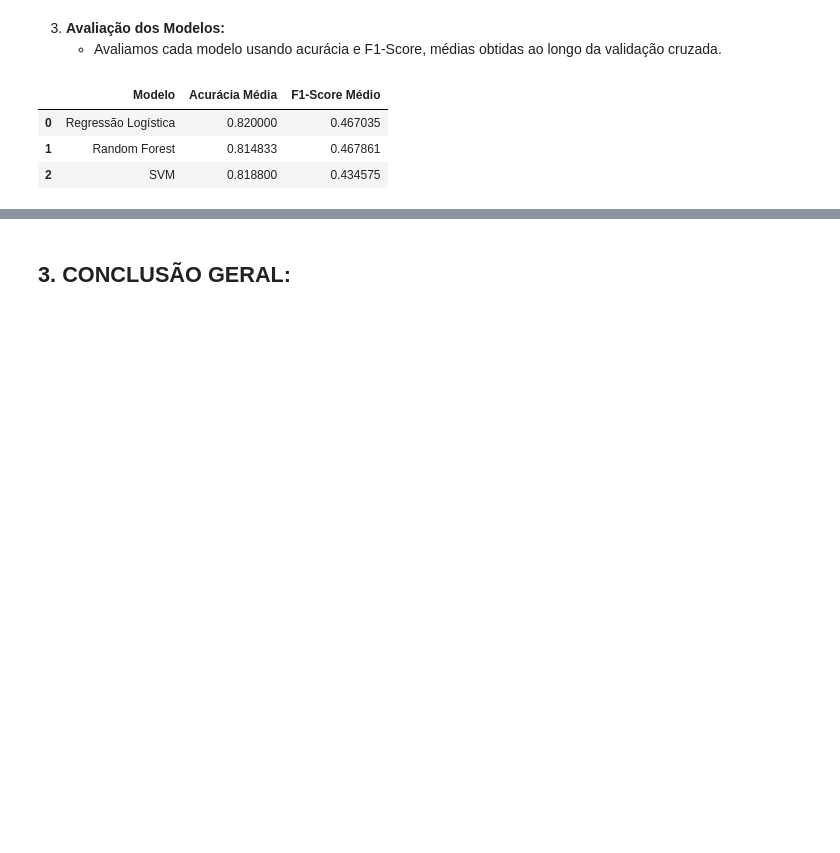
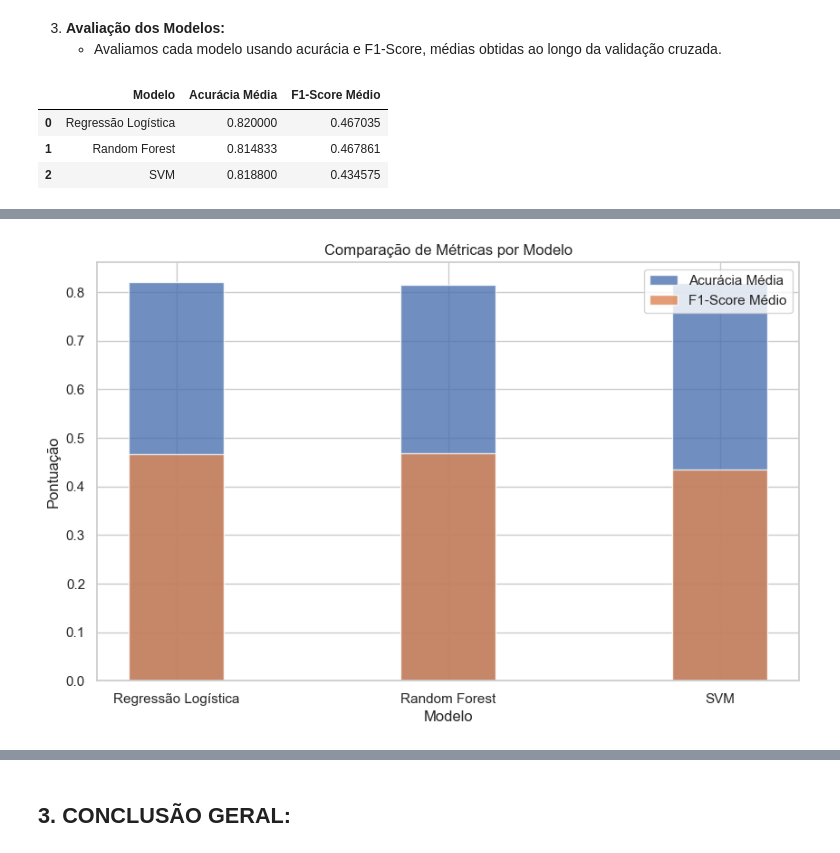
Before and after one commit to IgorPrGv/Avanti-Bootcamp-CienciaDeDados, a Jupyter notebook: notebooks/02-comparative_analysis.ipynb, the cells around one changed output, grey strips where cells are left out. Cells and saved outputs as stored; diff of their text form; code cells hidden in the pictures; blank space fills up the shorter version.

```diff
--- a/notebooks/02-comparative_analysis.ipynb
+++ b/notebooks/02-comparative_analysis.ipynb
@@ -299,0 +338,22 @@ results_df
+# %%
+# Configurações de estilo seaborn (opcional, mas deixa os gráficos mais bonitos)
+sns.set(style="whitegrid")
+
+# Gráfico de Barras
+plt.figure(figsize=(10, 6))
+bar_width = 0.35
+
+# Acurácia Média
+plt.bar(results_df['Modelo'], results_df['Acurácia Média'], bar_width, label='Acurácia Média', alpha=0.8)
+
+# F1-Score Médio
+plt.bar(results_df['Modelo'], results_df['F1-Score Médio'], bar_width, label='F1-Score Médio', alpha=0.8)
+
+# Configurações adicionais
+plt.title('Comparação de Métricas por Modelo')
+plt.xlabel('Modelo')
+plt.ylabel('Pontuação')
+plt.legend()
+plt.show()
+# %% [output]
+[figure, added]
```
Also changed, not shown: parts of 9 cells of this notebook.
